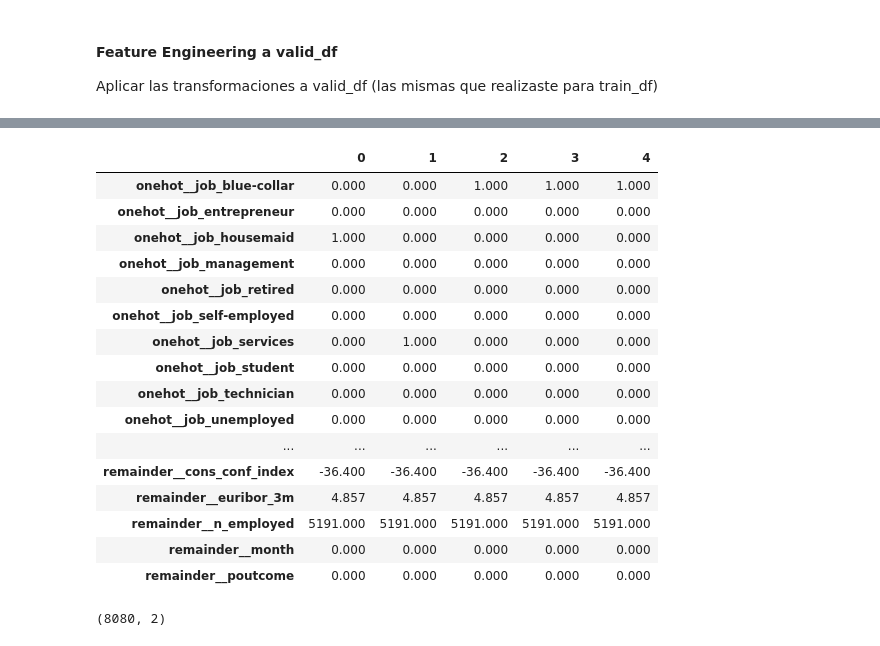
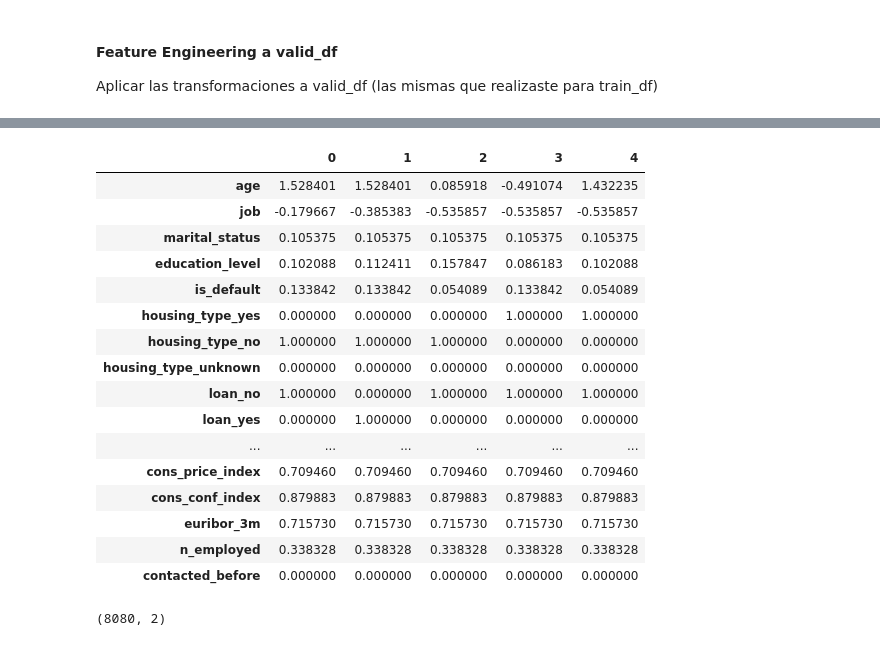
Before and after one commit to marcemir/MLAdvancedProject, a Jupyter notebook: 2410_kaggle_bank_campaingMarcelo.ipynb, the cells around one changed output, grey strips where cells are left out. Cells and saved outputs as stored; diff of their text form; code cells hidden in the pictures.

```diff
--- a/2410_kaggle_bank_campaingMarcelo.ipynb
+++ b/2410_kaggle_bank_campaingMarcelo.ipynb
@@ -661,0 +719,3 @@ train_transformed = train_df[['age','campaing','pdays',
+# %%
+# Encoding Train and Test data
+X_train_enc, X_test_enc, woe_encoder, target_encoder, scaler, one_hot_encoder = encoding_data(X_train, y_train, X_test)
@@ -1688,25 +2024,3 @@ Aplicar las transformaciones a valid_df (las mismas que realizaste para train_df
 valid_transformed = valid_df[['age','campaing','pdays',
                               'previous','emp_var_rate', 'cons_price_index',
                               'cons_conf_index', 'euribor_3m', 'n_employed']]
-# %%
-# Transforming valid_df dataset
-
-# Apply WOE mappings to valid_df set
-valid_df_woe = apply_woe(valid_df, woe_mappings)
-
-# Drop original WOE columns and append WOE-transformed columns
-valid_df = valid_df.drop(columns=woe_columns).reset_index(drop=True)
-valid_df = pd.concat([valid_df, valid_df_woe.reset_index(drop=True)], axis=1)
-
-# One-Hot Encoding transformation for categorical variables
-valid_transformed = preprocessor.transform(valid_df)
-
-# Retrieve column names for one-hot encoded features and combine them with the remaining columns
-all_feature_names = preprocessor.get_feature_names_out()
-
-# Convert transformed arrays back to DataFrames with column names
-valid_transformed_df = pd.DataFrame(valid_transformed, columns=all_feature_names, index=valid_df.index)
-
-# Handle any remaining NaN values directly during transformation
-
-valid_transformed_df[:] = imputer.transform(valid_transformed_df)       # Replace values in-place
@@ -1732,0 +2038,2 @@ dtype: int64
+# %%
+valid_df.drop(columns = ['id'], inplace = True)
@@ -1733,24 +2049,27 @@ dtype: int64
+# %%
+# Transforming valid dataset
+valid_df_transf = trans_enc_val_data(valid_df)
 # %%
-# Checking the validation transformed dataset
-valid_transformed_df.head().T
+# Checking the transformed validation data
+valid_df_transf.head().T
 # %% [output]
 |  | 0 | 1 | 2 | 3 | 4 |
-| onehot__job_blue-collar | 0.000 | 0.000 | 1.000 | 1.000 | 1.000 |
-| onehot__job_entrepreneur | 0.000 | 0.000 | 0.000 | 0.000 | 0.000 |
-| onehot__job_housemaid | 1.000 | 0.000 | 0.000 | 0.000 | 0.000 |
-| onehot__job_management | 0.000 | 0.000 | 0.000 | 0.000 | 0.000 |
-| onehot__job_retired | 0.000 | 0.000 | 0.000 | 0.000 | 0.000 |
-| onehot__job_self-employed | 0.000 | 0.000 | 0.000 | 0.000 | 0.000 |
-| onehot__job_services | 0.000 | 1.000 | 0.000 | 0.000 | 0.000 |
-| onehot__job_student | 0.000 | 0.000 | 0.000 | 0.000 | 0.000 |
-| onehot__job_technician | 0.000 | 0.000 | 0.000 | 0.000 | 0.000 |
-| onehot__job_unemployed | 0.000 | 0.000 | 0.000 | 0.000 | 0.000 |
+| age | 1.528401 | 1.528401 | 0.085918 | -0.491074 | 1.432235 |
+| job | -0.179667 | -0.385383 | -0.535857 | -0.535857 | -0.535857 |
+| marital_status | 0.105375 | 0.105375 | 0.105375 | 0.105375 | 0.105375 |
+| education_level | 0.102088 | 0.112411 | 0.157847 | 0.086183 | 0.102088 |
+| is_default | 0.133842 | 0.133842 | 0.054089 | 0.133842 | 0.054089 |
+| housing_type_yes | 0.000000 | 0.000000 | 0.000000 | 1.000000 | 1.000000 |
+| housing_type_no | 1.000000 | 1.000000 | 1.000000 | 0.000000 | 0.000000 |
+| housing_type_unknown | 0.000000 | 0.000000 | 0.000000 | 0.000000 | 0.000000 |
+| loan_no | 1.000000 | 0.000000 | 1.000000 | 1.000000 | 1.000000 |
+| loan_yes | 0.000000 | 1.000000 | 0.000000 | 0.000000 | 0.000000 |
 | ... | ... | ... | ... | ... | ... |
-| remainder__cons_conf_index | -36.400 | -36.400 | -36.400 | -36.400 | -36.400 |
-| remainder__euribor_3m | 4.857 | 4.857 | 4.857 | 4.857 | 4.857 |
-| remainder__n_employed | 5191.000 | 5191.000 | 5191.000 | 5191.000 | 5191.000 |
-| remainder__month | 0.000 | 0.000 | 0.000 | 0.000 | 0.000 |
-| remainder__poutcome | 0.000 | 0.000 | 0.000 | 0.000 | 0.000 |
+| cons_price_index | 0.709460 | 0.709460 | 0.709460 | 0.709460 | 0.709460 |
+| cons_conf_index | 0.879883 | 0.879883 | 0.879883 | 0.879883 | 0.879883 |
+| euribor_3m | 0.715730 | 0.715730 | 0.715730 | 0.715730 | 0.715730 |
+| n_employed | 0.338328 | 0.338328 | 0.338328 | 0.338328 | 0.338328 |
+| contacted_before | 0.000000 | 0.000000 | 0.000000 | 0.000000 | 0.000000 |
 # %%
 #################################
 #Función auxiliar (NO MODIFICAR):
```
Also changed, not shown: parts of 68 cells of this notebook, 6 other files.
